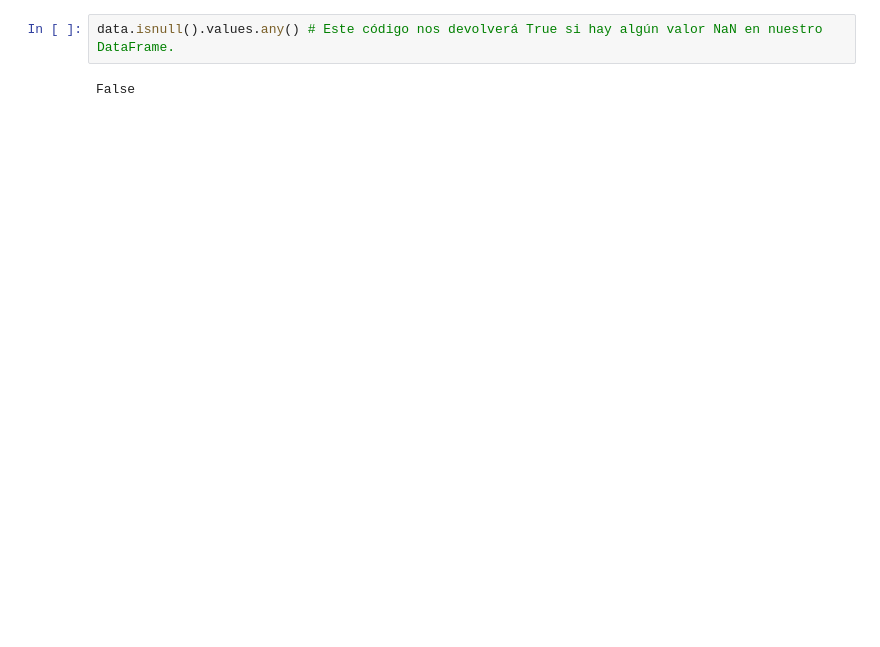
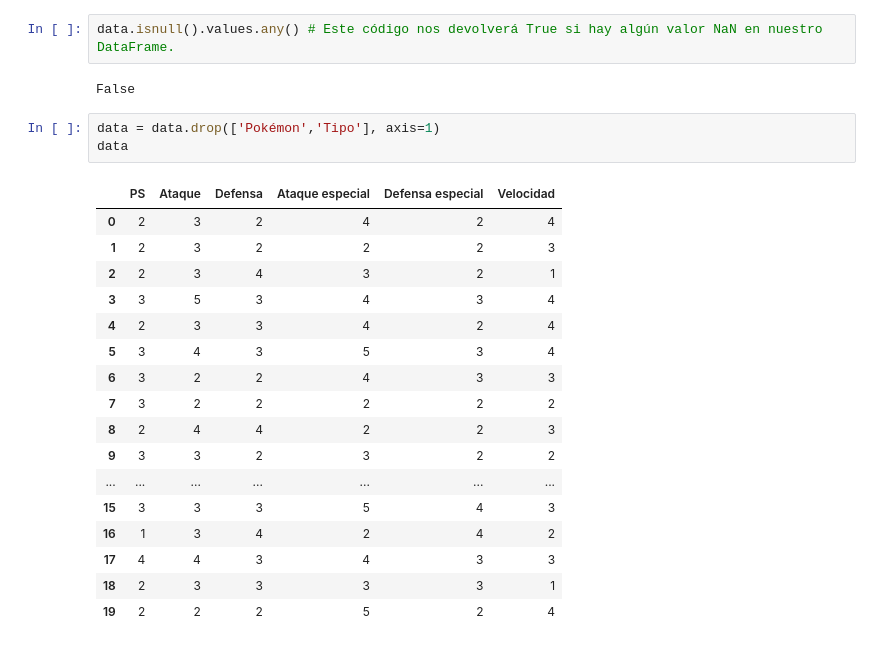
Before and after one commit to javierarteagapuell/deeplearning, a Jupyter notebook: Ejercicio3.ipynb, the cells around one changed output. Cells and saved outputs as stored; diff of their text form; blank space fills up the shorter version.

```diff
--- a/Ejercicio3.ipynb
+++ b/Ejercicio3.ipynb
@@ -24,3 +24,24 @@ Index(['PokÃ©mon', 'Tipo', 'PS', 'Ataque', 'Defensa', 'Ataque especial',
 data.isnull().values.any() # Este código nos devolverá True si hay algún valor NaN en nuestro DataFrame.
 # %% [output]
 False
+# %%
+data = data.drop(['Pokémon','Tipo'], axis=1)
+data
+# %% [output]
+|  | PS | Ataque | Defensa | Ataque especial | Defensa especial | Velocidad |
+| 0 | 2 | 3 | 2 | 4 | 2 | 4 |
+| 1 | 2 | 3 | 2 | 2 | 2 | 3 |
+| 2 | 2 | 3 | 4 | 3 | 2 | 1 |
+| 3 | 3 | 5 | 3 | 4 | 3 | 4 |
+| 4 | 2 | 3 | 3 | 4 | 2 | 4 |
+| 5 | 3 | 4 | 3 | 5 | 3 | 4 |
+| 6 | 3 | 2 | 2 | 4 | 3 | 3 |
+| 7 | 3 | 2 | 2 | 2 | 2 | 2 |
+| 8 | 2 | 4 | 4 | 2 | 2 | 3 |
+| 9 | 3 | 3 | 2 | 3 | 2 | 2 |
+| ... | ... | ... | ... | ... | ... | ... |
+| 15 | 3 | 3 | 3 | 5 | 4 | 3 |
+| 16 | 1 | 3 | 4 | 2 | 4 | 2 |
+| 17 | 4 | 4 | 3 | 4 | 3 | 3 |
+| 18 | 2 | 3 | 3 | 3 | 3 | 1 |
+| 19 | 2 | 2 | 2 | 5 | 2 | 4 |
```
Also changed, not shown: parts of 9 cells of this notebook.
